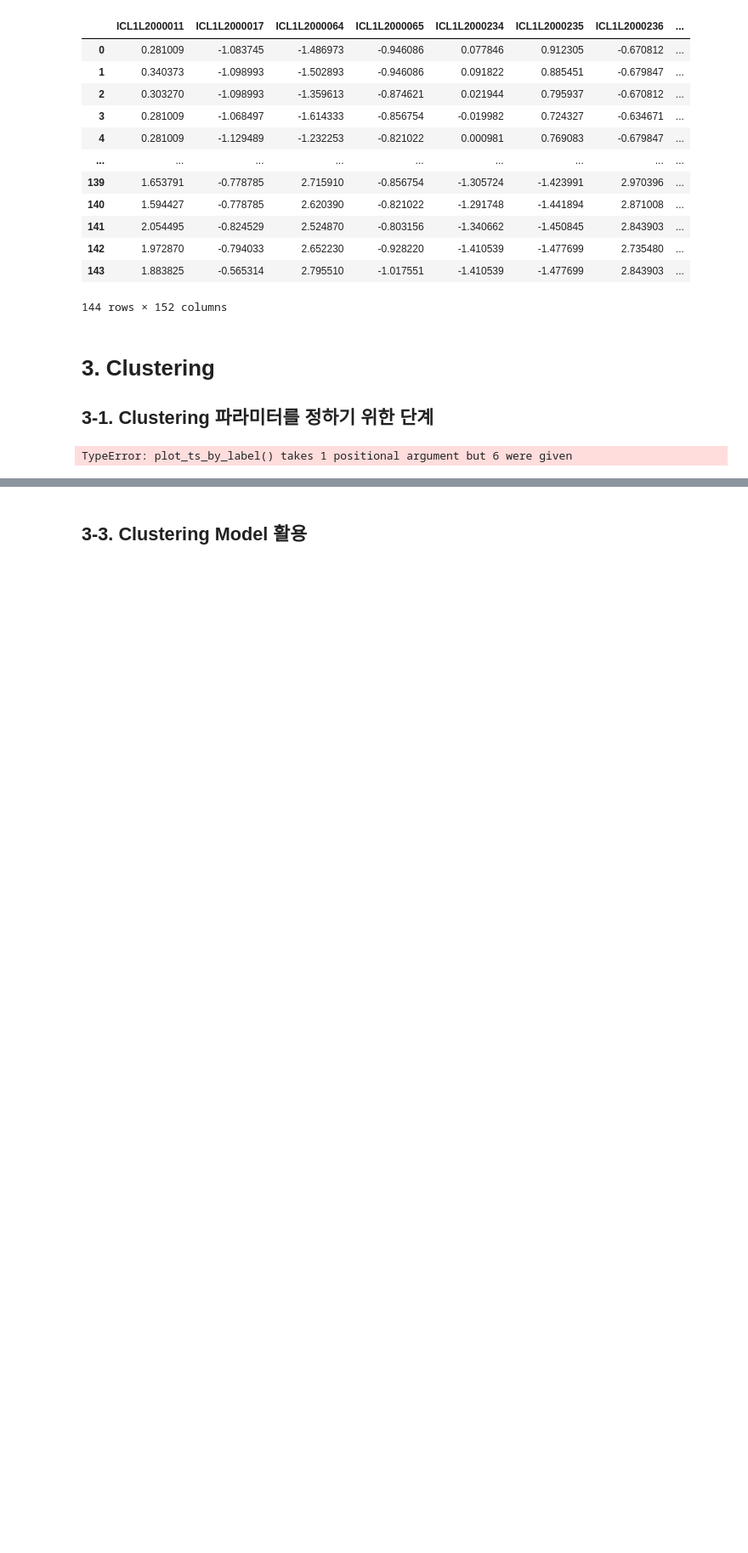
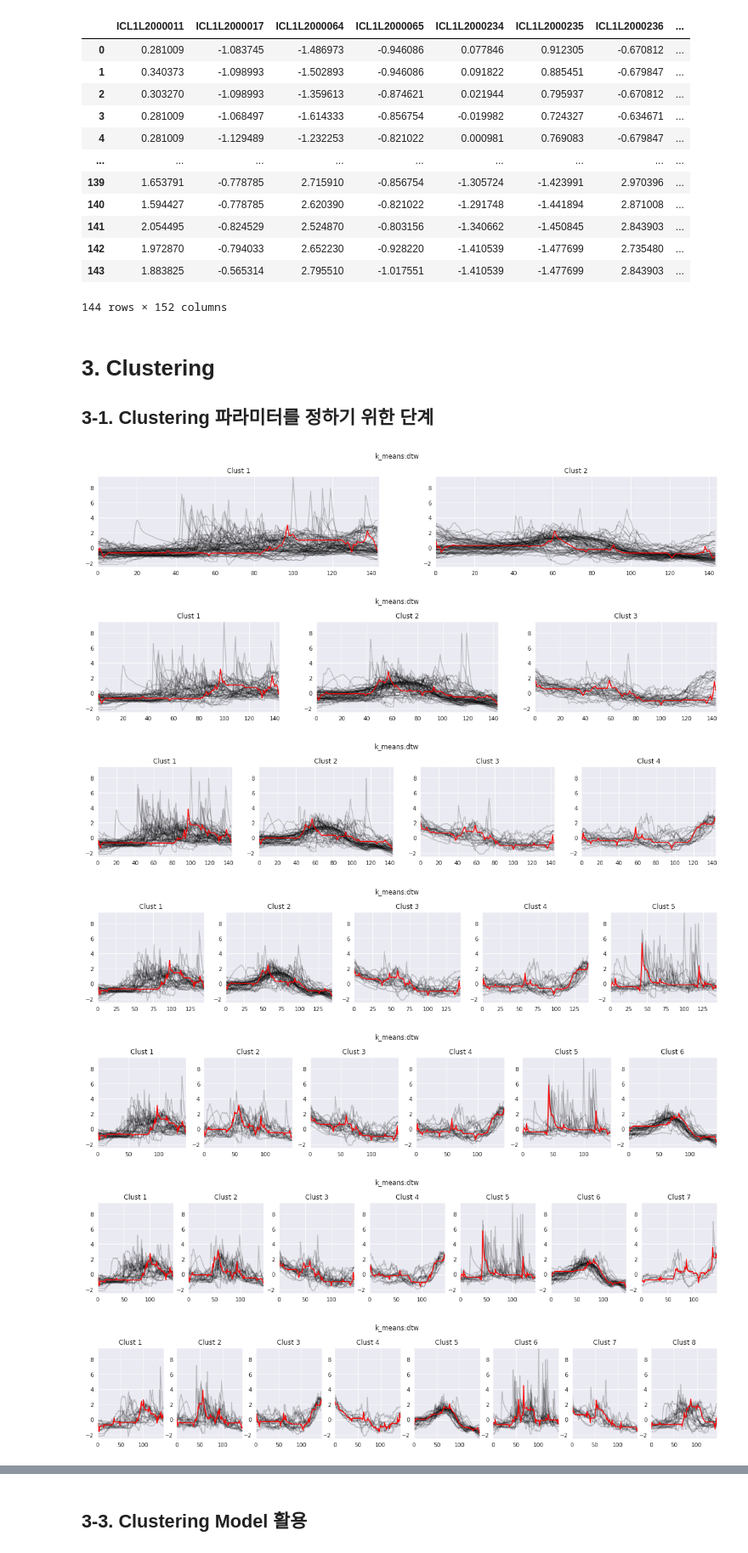
Before and after one commit to CLUSTKETI/SejongUniv2022, a Jupyter notebook: clustering/Time_Series_1day_Clustering.jw.ipynb, the cells around one changed output, grey strips where cells are left out. Shown at 85% size. Drawn from its saved outputs; the diff is of its cells as text; code cells hidden in the pictures; blank space fills up the shorter version.

Commit message:
clustering source modification

```diff
--- a/clustering/Time_Series_1day_Clustering.jw.ipynb
+++ b/clustering/Time_Series_1day_Clustering.jw.ipynb
@@ -96,20 +97,24 @@ data_scaled
 # %%
 kmeans_metrics_list =['euclidean', 'dtw', 'softdtw']
 kmeans_metrics = kmeans_metrics_list[1]
-# %%
-max_clusters = 9
-param = {"n_clusters":max_clusters, "metric":kmeans_metrics}
-
-kMeans_i = KMeansTrain(param)
-
-# 1. 데이터 준비
-data_series = kMeans_i.make_input_data(data_scaled)
-data_name = list(data_scaled.columns)
-
-# 2. Train
-metrics = kMeans_i.search_best_n_clust(data_series, max_clusters)
-# %% [output]
-TypeError: plot_ts_by_label() takes 1 positional argument but 6 were given
+# %%
+# 1. 데이터 준비
+from Clust.clust.ML.tool.data import DF_to_series
+data_series = DF_to_series(data_scaled)
+data_name = list(data_scaled.columns)
+
+# 2.Search Param
+max_cluster = 9
+param = {"n_clusters":max_cluster,  "metric":kmeans_metrics}
+metrics = kMeans.search_best_n_clust(data_series, param)
+# %% [output]
+[figure, added]
+[figure, added]
+[figure, added]
+[figure, added]
+[figure, added]
+[figure, added]
+[figure, added]
 # %%
 metrics[["silhouette_score"]].plot()
 plt.show()
```
Also changed, not shown: parts of 8 cells of this notebook, 1 other file.
